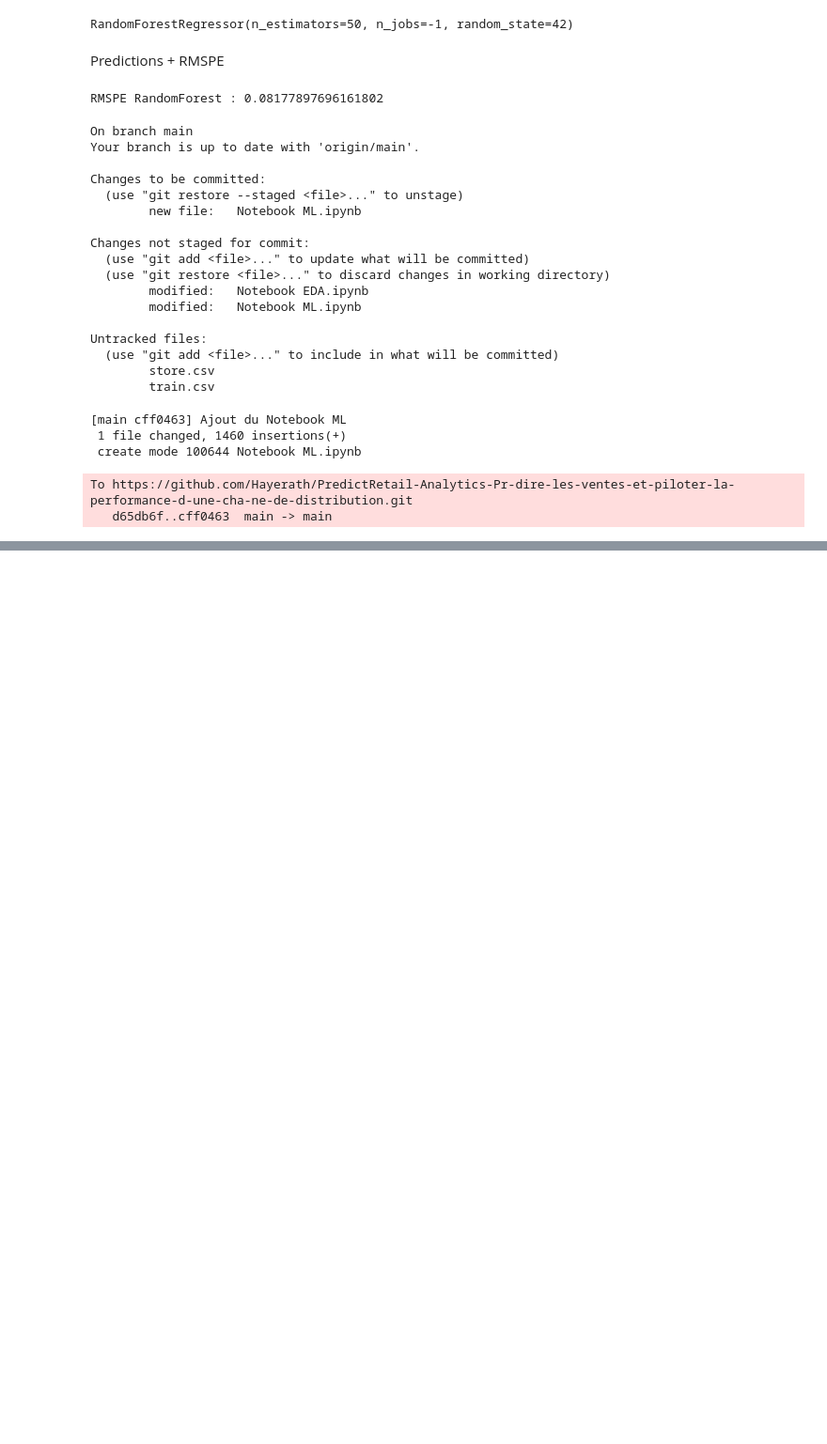
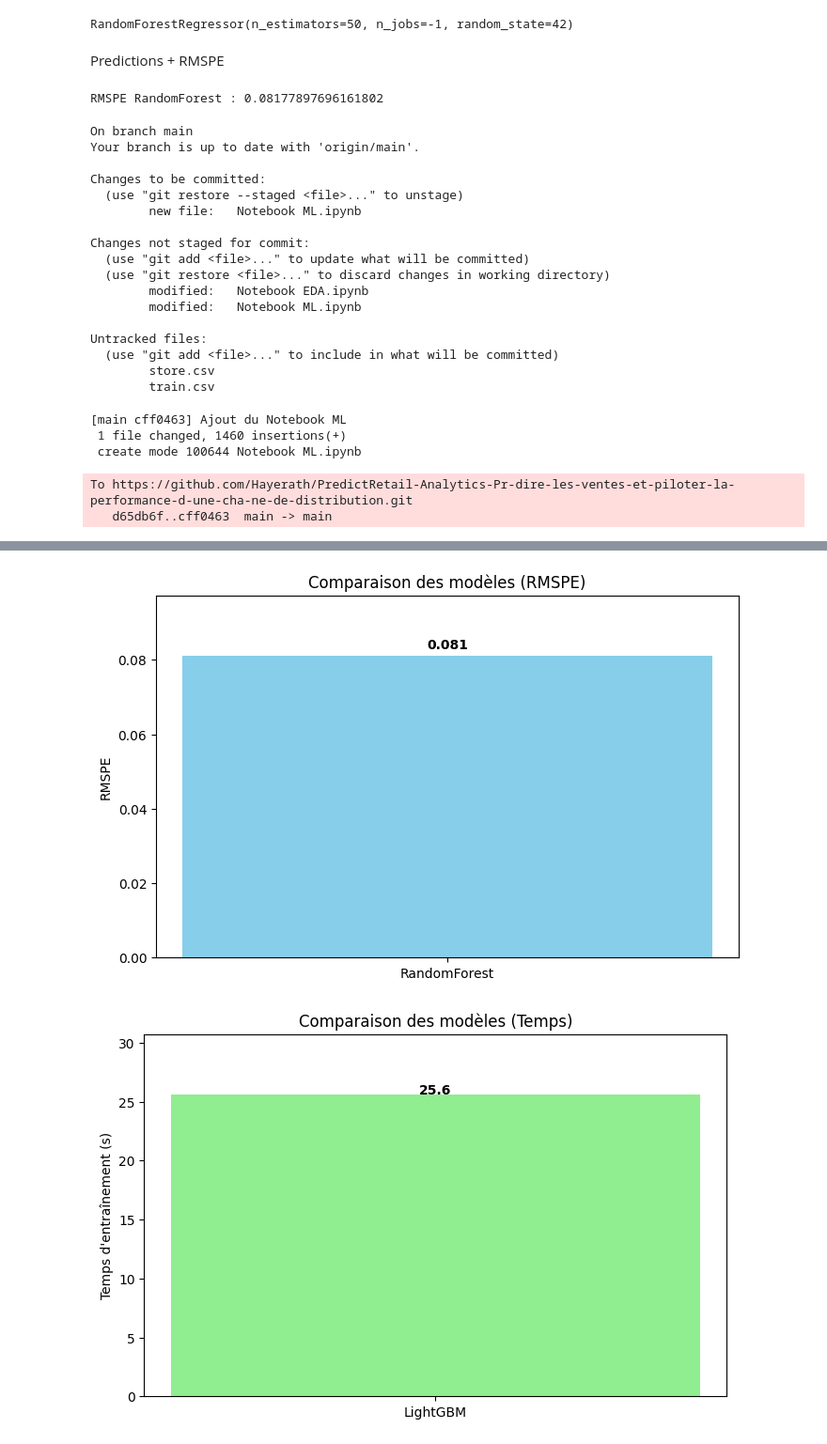
Before and after one commit to Hayerath/PredictRetail-Analytics-Pr-dire-les-ventes-et-piloter-la-performance-d-une-cha-ne-de-distribution, a Jupyter notebook: Notebook ML.ipynb, the cells around one changed output, grey strips where cells are left out. Shown at 94% size. Cells and saved outputs as stored; diff of their text form; code cells hidden in the pictures; blank space fills up the shorter version.

Commit message:
Modèles gradient boosting — XGBoost et LightGBM

```diff
--- a/Notebook ML.ipynb
+++ b/Notebook ML.ipynb
@@ -150,0 +256,7 @@ To https://github.com/Hayerath/PredictRetail-Analytics-Pr-dire-les-ventes-et-pil
+# %%
+# Assurer que y est un vecteur 1D
+y_train = y_train.ravel()
+y_val = y_val.ravel()
+
+# Vérifier
+print(y_train.shape, y_val.shape)
@@ -150,0 +400,12 @@ To https://github.com/Hayerath/PredictRetail-Analytics-Pr-dire-les-ventes-et-pil
+# %%
+import pandas as pd
+
+# Remplis les scores et temps connus pour Baseline et RandomForest
+results = pd.DataFrame({
+    "Modèle": ["Baseline", "RandomForest", "LightGBM"],
+    "RMSPE": [0.0, 0.081, score_lgb],   # Remplace 0.0 par ton score Baseline réel
+    "Temps (s)": [0.0, 0.0, lgb_time]   # Remplace 0.0 par les temps connus si tu veux
+})
+
+print("--- Tableau comparatif ---")
+display(results)
@@ -150,0 +418,46 @@ To https://github.com/Hayerath/PredictRetail-Analytics-Pr-dire-les-ventes-et-pil
+# %%
+import matplotlib.pyplot as plt
+import numpy as np
+import pandas as pd
+
+# Copier et convertir toutes les colonnes en float
+results_plot = results.copy()
+results_plot['RMSPE'] = pd.to_numeric(results_plot['RMSPE'], errors='coerce').replace(0, np.nan)
+results_plot['Temps (s)'] = pd.to_numeric(results_plot['Temps (s)'], errors='coerce').replace(0, np.nan)
+
+# --- RMSPE ---
+rmspe_values = np.array([float(v) if pd.notna(v) else np.nan for v in results_plot['RMSPE']])
+valid_rmspe = rmspe_values[np.isfinite(rmspe_values)]  # filtre NaN et Inf strictement
+
+if valid_rmspe.size == 0:
+    print("Pas de valeur RMSPE valide à afficher.")
+else:
+    plt.figure(figsize=(8,5))
+    plt.bar(results_plot['Modèle'], rmspe_values, color=['gray', 'skyblue', 'lightgreen'])
+    plt.ylabel("RMSPE")
+    plt.title("Comparaison des modèles (RMSPE)")
+    plt.ylim(0.0, max(valid_rmspe) * 1.2)  # sûr car pas de NaN ni Inf
+    for i, v in enumerate(rmspe_values):
+        if np.isfinite(v):
+            plt.text(i, v + 0.002, f"{v:.3f}", ha='center', fontweight='bold')
+    plt.show()
+
+# --- Temps ---
+time_values = np.array([float(v) if pd.notna(v) else np.nan for v in results_plot['Temps (s)']])
+valid_time = time_values[np.isfinite(time_values)]  # filtre NaN et Inf strictement
+
+if valid_time.size == 0:
+    print("Pas de valeur Temps valide à afficher.")
+else:
+    plt.figure(figsize=(8,5))
+    plt.bar(results_plot['Modèle'], time_values, color=['gray', 'skyblue', 'lightgreen'])
+    plt.ylabel("Temps d'entraînement (s)")
+    plt.title("Comparaison des modèles (Temps)")
+    plt.ylim(0.0, max(valid_time) * 1.2)
+    for i, v in enumerate(time_values):
+        if np.isfinite(v):
+            plt.text(i, v + 0.1, f"{v:.1f}", ha='center', fontweight='bold')
+    plt.show()
+# %% [output]
+[figure, added]
+[figure, added]
```
Also changed, not shown: parts of 24 cells of this notebook, 5 other files.
